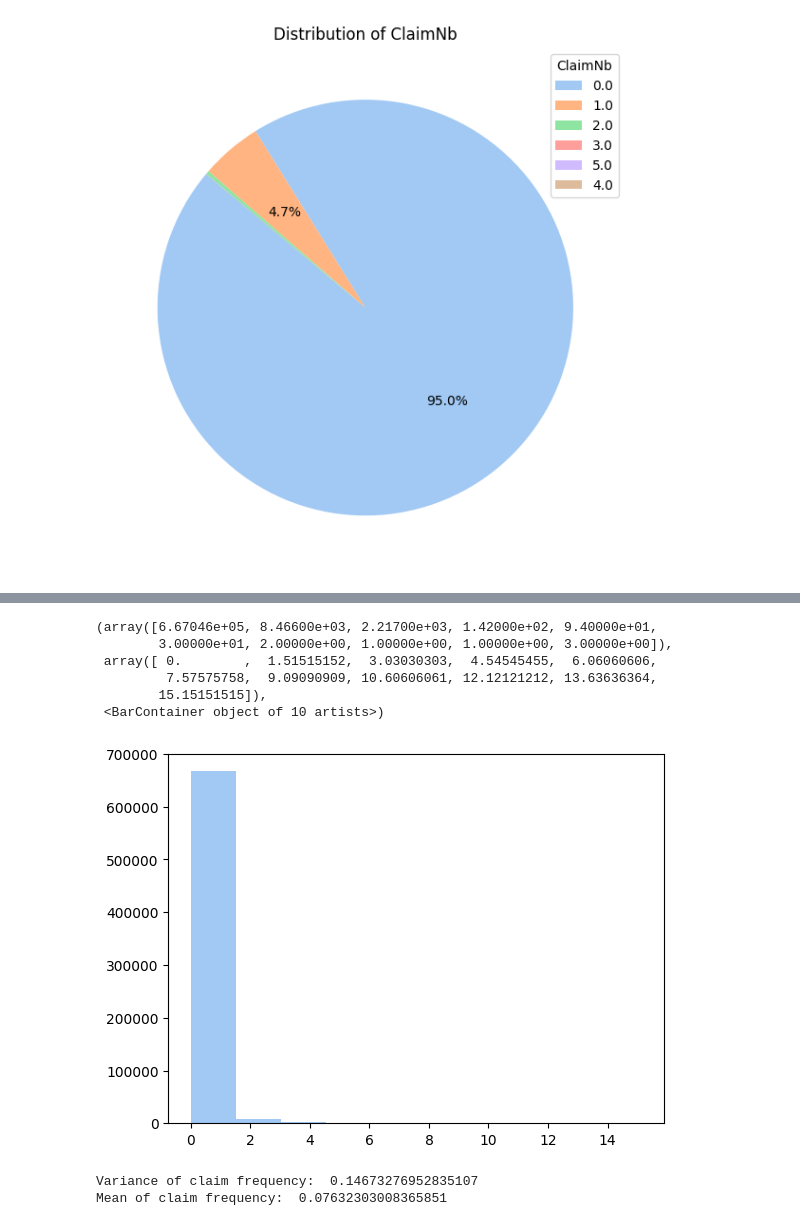
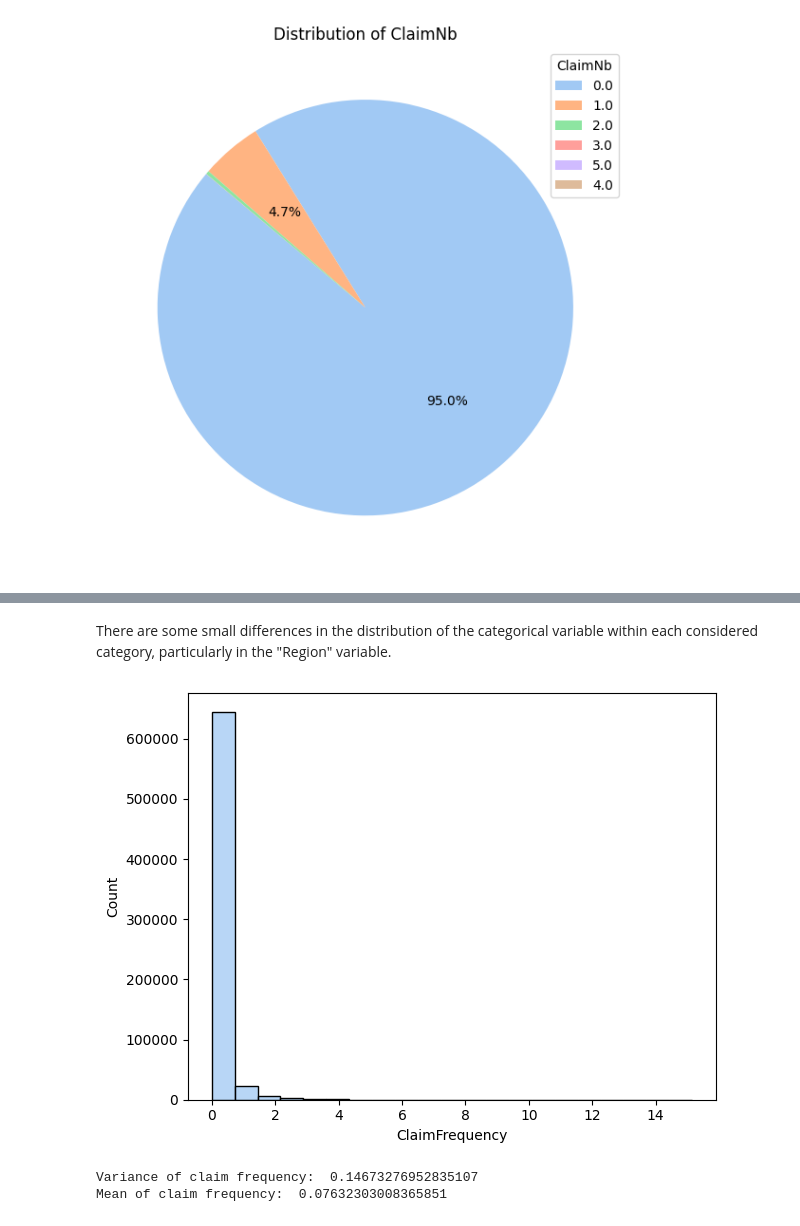
Before and after one commit to NGala540/FrequencyOfClaimsPrediction, a Jupyter notebook: Exploratory Data Analysis.ipynb, the cells around one changed output, grey strips where cells are left out. Saved outputs shown, nothing was run; the diff lists cells and outputs as text; code cells hidden in the pictures.

```diff
--- a/Exploratory Data Analysis.ipynb
+++ b/Exploratory Data Analysis.ipynb
@@ -106,13 +123,12 @@ plt.show()
-# %%
-plt.hist(df_freq["ClaimFrequency"])
-# %% [output]
-(array([6.67046e+05, 8.46600e+03, 2.21700e+03, 1.42000e+02, 9.40000e+01,
-        3.00000e+01, 2.00000e+00, 1.00000e+00, 1.00000e+00, 3.00000e+00]),
- array([ 0.        ,  1.51515152,  3.03030303,  4.54545455,  6.06060606,
-         7.57575758,  9.09090909, 10.60606061, 12.12121212, 13.63636364,
-        15.15151515]),
- <BarContainer object of 10 artists>)
-[figure, removed]
+# %% [markdown]
+There are some small differences in the distribution of the categorical variable within each considered category, particularly in the "Region" variable.
+# %%
+# explorying claim frequency
+sns.histplot(data=df_freq, x="ClaimFrequency")
+plt.tight_layout()
+plt.show()
+# %% [output]
+[figure, added]
 # %%
 print("Variance of claim frequency: ", np.var(df_freq["ClaimFrequency"]))
 print("Mean of claim frequency: ", np.mean(df_freq["ClaimFrequency"]))
```
Also changed, not shown: parts of 11 cells of this notebook.
